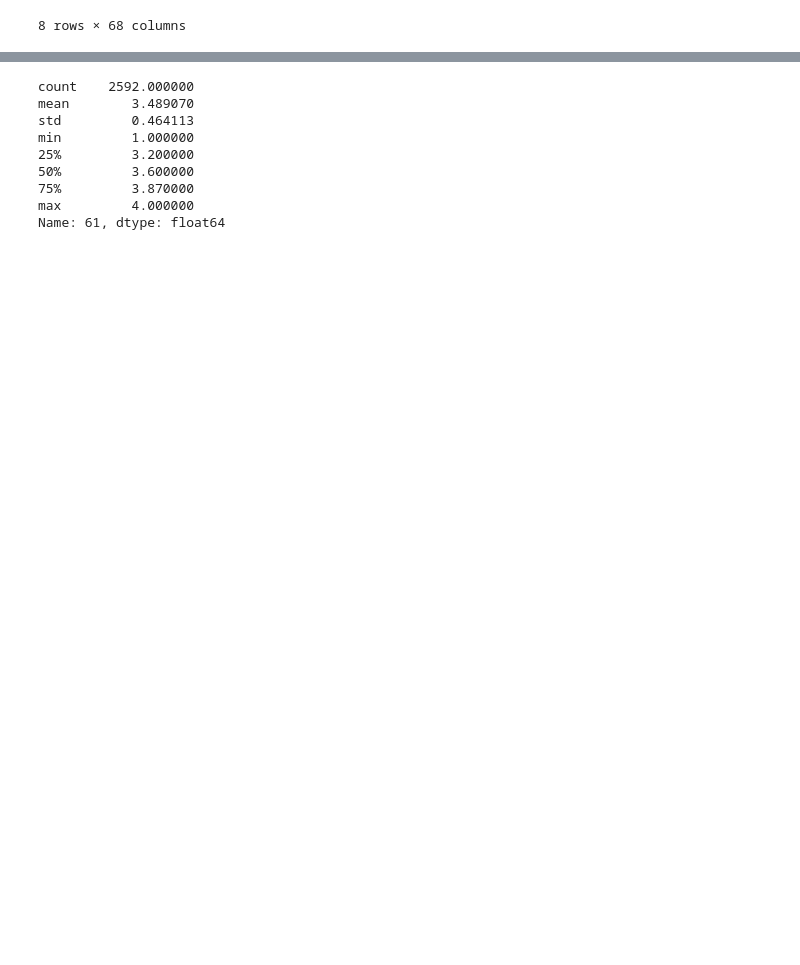
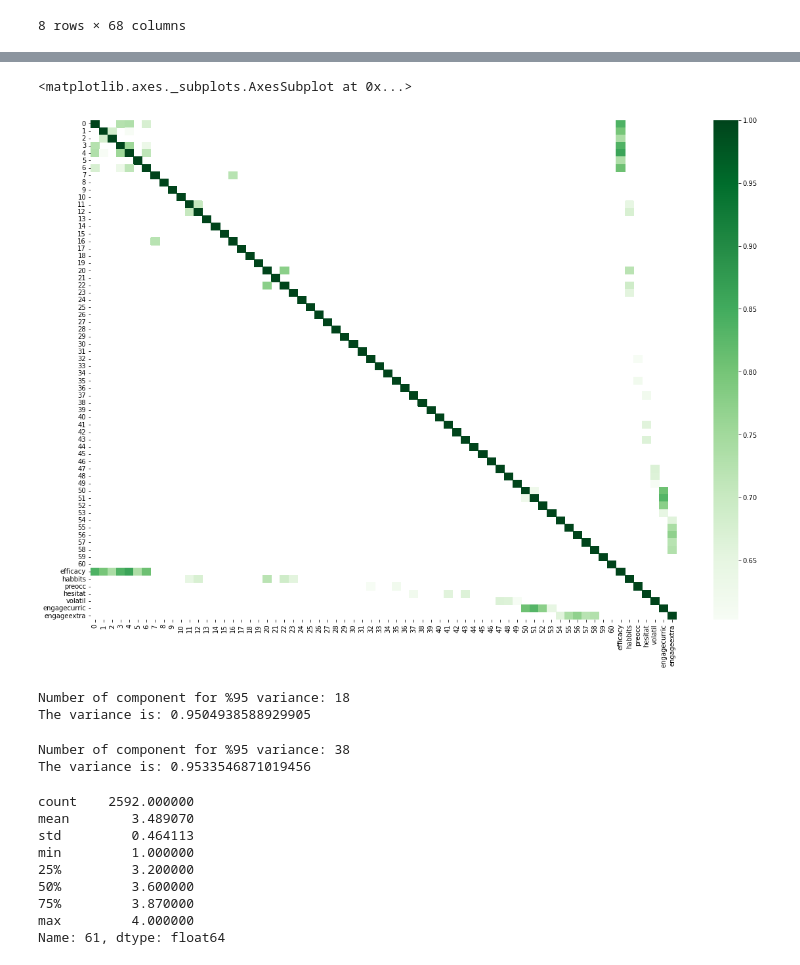
Before and after one commit to ayanoglu/OrtalamaTahmin, a Jupyter notebook: REDGPAmainNEWDATA.ipynb, the cells around one changed output, grey strips where cells are left out. Saved outputs shown, nothing was run; the diff lists cells and outputs as text; code cells hidden in the pictures; blank space fills up the shorter version.

```diff
--- a/REDGPAmainNEWDATA.ipynb
+++ b/REDGPAmainNEWDATA.ipynb
@@ -184,5 +223,42 @@ XTrain.describe()
+# %%
+import seaborn as sns
+cormat2 = XTrain.corr()
+kot2 = cormat2[cormat2>=.6]
+plt.figure(figsize=(20,14))
+sns.heatmap(kot2, cmap="Greens")
+# %% [output]
+<matplotlib.axes._subplots.AxesSubplot at 0x...>
+[figure, added]
+# %%
+from sklearn.decomposition import PCA
+from sklearn.preprocessing import StandardScaler
+for i in range(67):
+  pca = PCA(n_components=i)
+  principalcomponents = pca.fit_transform(XTrain)
+  var = sum(pca.explained_variance_ratio_)
+  if var >= 0.95:
+    break
+print(f'Number of component for %95 variance:', i)
+print(f'The variance is:', var)
+# %% [output]
+Number of component for %95 variance: 18
+The variance is: 0.9504938588929905
 # %%
 XTrainRaw = XTrain.iloc[:,0:61]
+# %%
+from sklearn.decomposition import PCA
+from sklearn.preprocessing import StandardScaler
+for i in range(67):
+  pca = PCA(n_components=i)
+  principalcomponents = pca.fit_transform(XTrainRaw)
+  var = sum(pca.explained_variance_ratio_)
+  if var >= 0.95:
+    break
+print(f'Number of component for %95 variance:', i)
+print(f'The variance is:', var)
+# %% [output]
+Number of component for %95 variance: 38
+The variance is: 0.9533546871019456
 # %%
 GPA = DF4.iloc[:,-1]
 GPA.describe()
```
Also changed, not shown: parts of 37 cells of this notebook.
